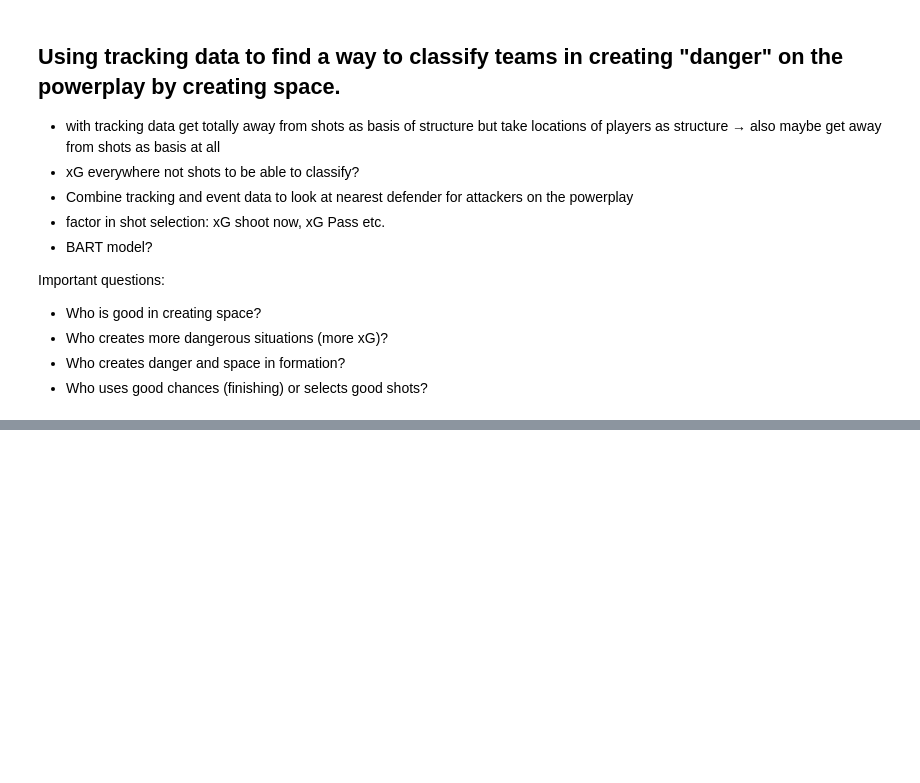
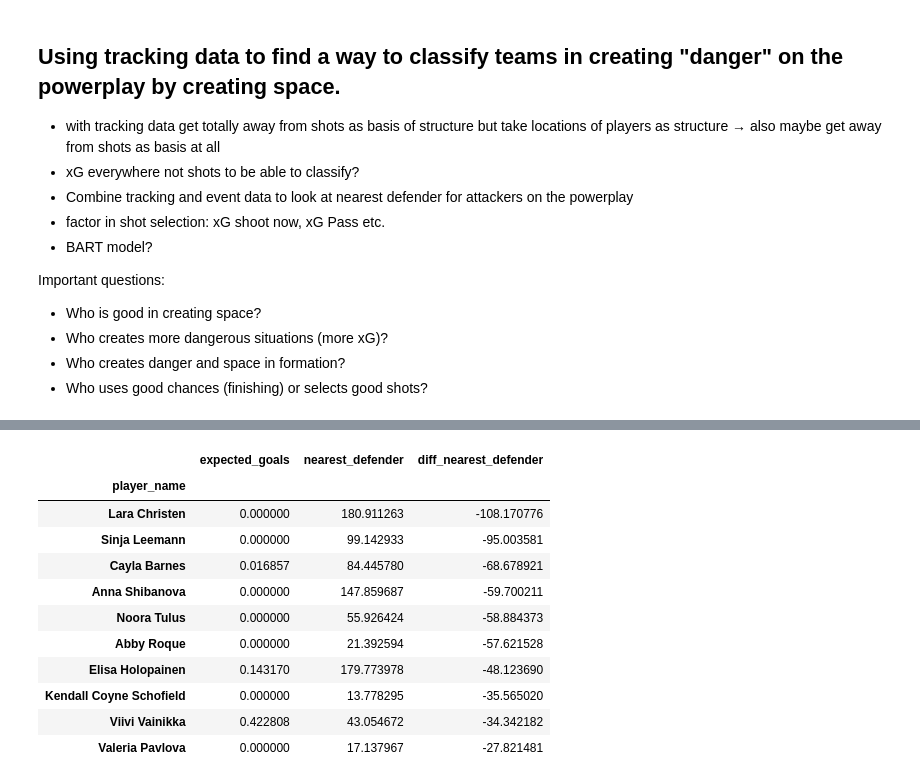
Before and after one commit to TK5-Tim/Big-Data-Cup, a Jupyter notebook: 2022/pp_danger_tracking.ipynb, the cells around one changed output, grey strips where cells are left out. Saved outputs shown, nothing was run; the diff lists cells and outputs as text; code cells hidden in the pictures; blank space fills up the shorter version.

```diff
--- a/2022/pp_danger_tracking.ipynb
+++ b/2022/pp_danger_tracking.ipynb
@@ -68,0 +213,15 @@ pd.read_sql('SELECT * FROM tracking', conn).head()
+# %%
+df_pbp_pp.loc[(df_pbp_pp['x_coord'] >= O_ZONE) & (df_pbp_pp['event'] != "Puck Recovery"),['player_name','team_name', 'expected_goals','nearest_defender','diff_nearest_defender']].groupby('player_name').sum().sort_values('diff_nearest_defender', ascending=True).head(10)
+# %% [output]
+|  | expected_goals | nearest_defender | diff_nearest_defender |
+| player_name |  |  |  |
+| Lara Christen | 0.000000 | 180.911263 | -108.170776 |
+| Sinja Leemann | 0.000000 | 99.142933 | -95.003581 |
+| Cayla Barnes | 0.016857 | 84.445780 | -68.678921 |
+| Anna Shibanova | 0.000000 | 147.859687 | -59.700211 |
+| Noora Tulus | 0.000000 | 55.926424 | -58.884373 |
+| Abby Roque | 0.000000 | 21.392594 | -57.621528 |
+| Elisa Holopainen | 0.143170 | 179.773978 | -48.123690 |
+| Kendall Coyne Schofield | 0.000000 | 13.778295 | -35.565020 |
+| Viivi Vainikka | 0.422808 | 43.054672 | -34.342182 |
+| Valeria Pavlova | 0.000000 | 17.137967 | -27.821481 |
```
Also changed, not shown: parts of 21 cells of this notebook, 2 other files.
